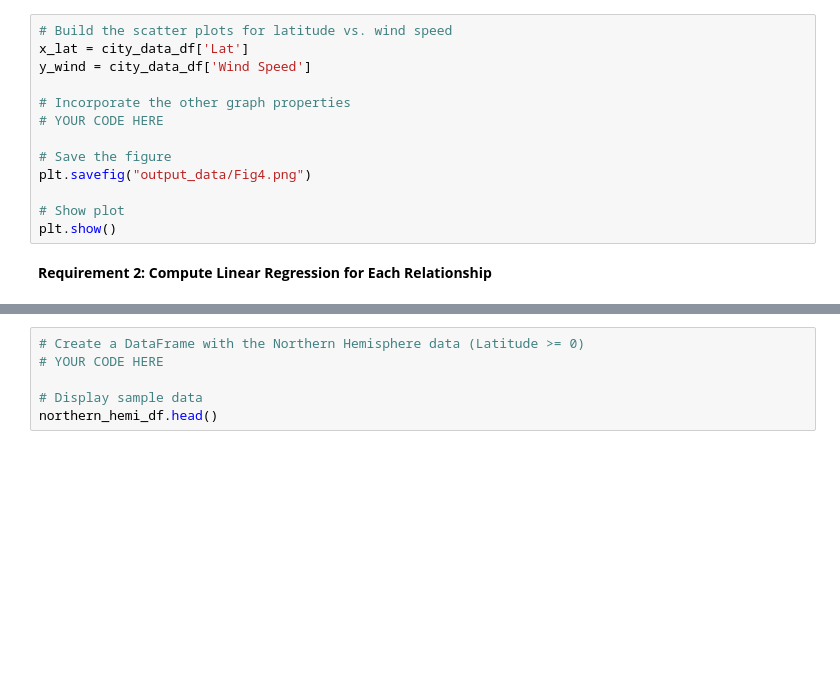
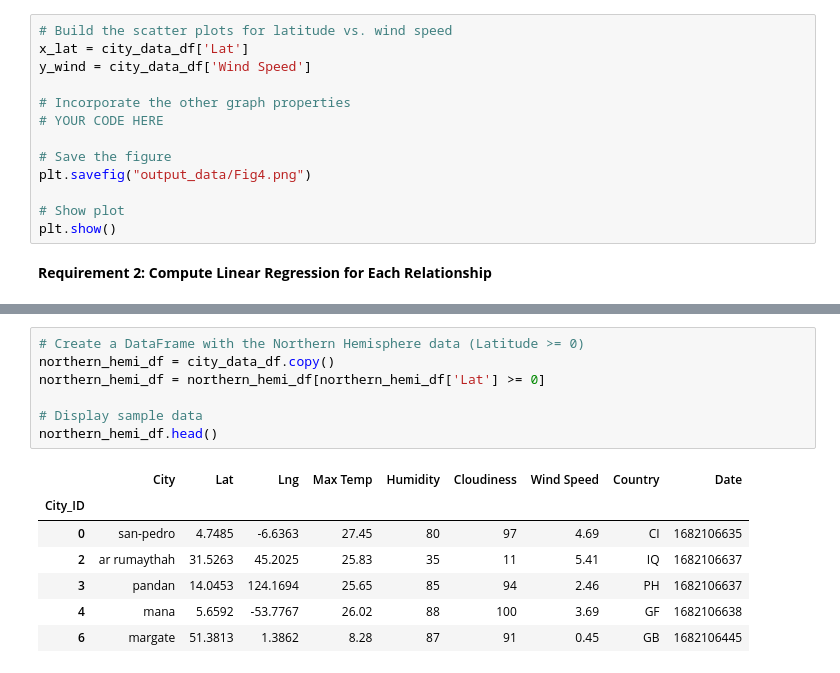
Before and after one commit to m-janssens-boop/python_api_challenge, a Jupyter notebook: WeatherPy/WeatherPy.ipynb, the cells around one changed output, grey strips where cells are left out. Cells and saved outputs as stored; diff of their text form; blank space fills up the shorter version.

```diff
--- a/WeatherPy/WeatherPy.ipynb
+++ b/WeatherPy/WeatherPy.ipynb
@@ -253,6 +267,15 @@ def l_regression(x, y):
 # %%
 # Create a DataFrame with the Northern Hemisphere data (Latitude >= 0)
-# YOUR CODE HERE
+northern_hemi_df = city_data_df.copy()
+northern_hemi_df = northern_hemi_df[northern_hemi_df['Lat'] >= 0]
 
 # Display sample data
 northern_hemi_df.head()
+# %% [output]
+|  | City | Lat | Lng | Max Temp | Humidity | Cloudiness | Wind Speed | Country | Date |
+| City_ID |  |  |  |  |  |  |  |  |  |
+| 0 | san-pedro | 4.7485 | -6.6363 | 27.45 | 80 | 97 | 4.69 | CI | 1682106635 |
+| 2 | ar rumaythah | 31.5263 | 45.2025 | 25.83 | 35 | 11 | 5.41 | IQ | 1682106637 |
+| 3 | pandan | 14.0453 | 124.1694 | 25.65 | 85 | 94 | 2.46 | PH | 1682106637 |
+| 4 | mana | 5.6592 | -53.7767 | 26.02 | 88 | 100 | 3.69 | GF | 1682106638 |
+| 6 | margate | 51.3813 | 1.3862 | 8.28 | 87 | 91 | 0.45 | GB | 1682106445 |
```
Also changed, not shown: parts of 7 cells of this notebook, 3 other files.
